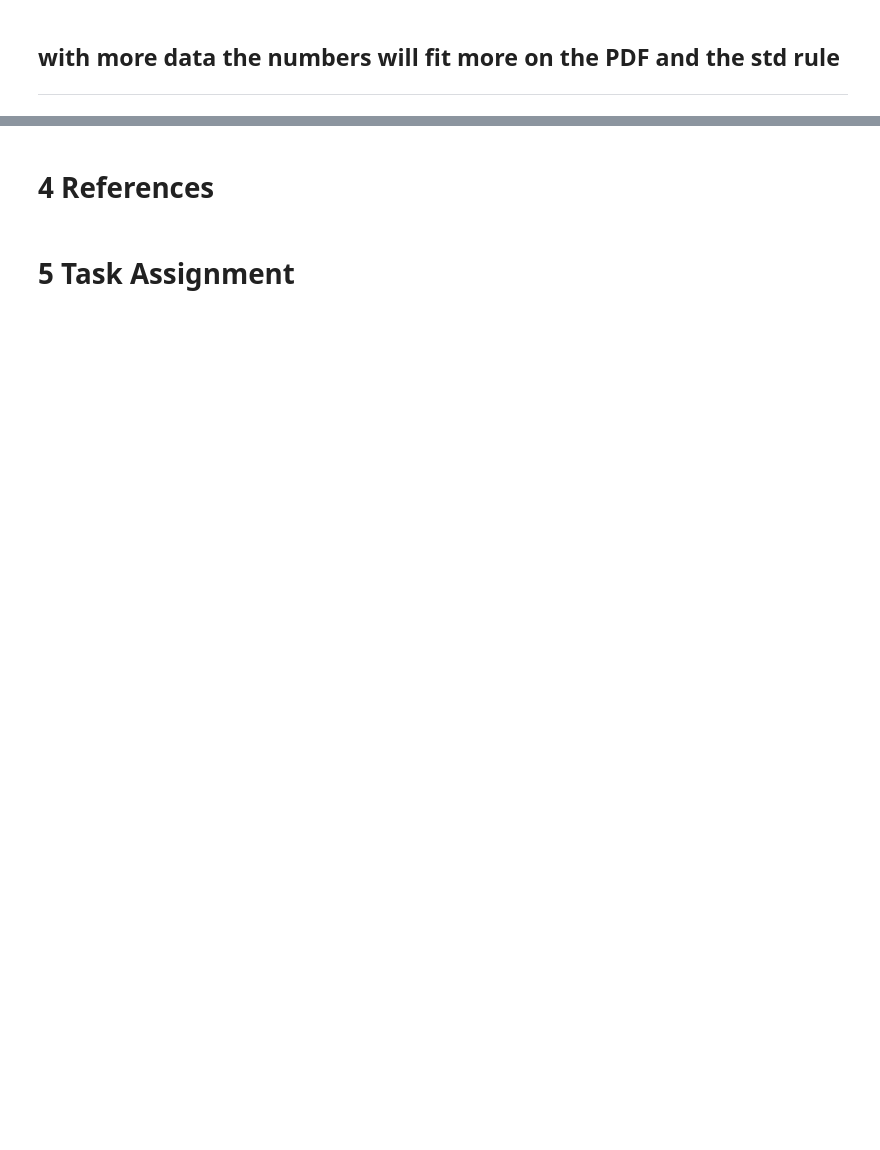
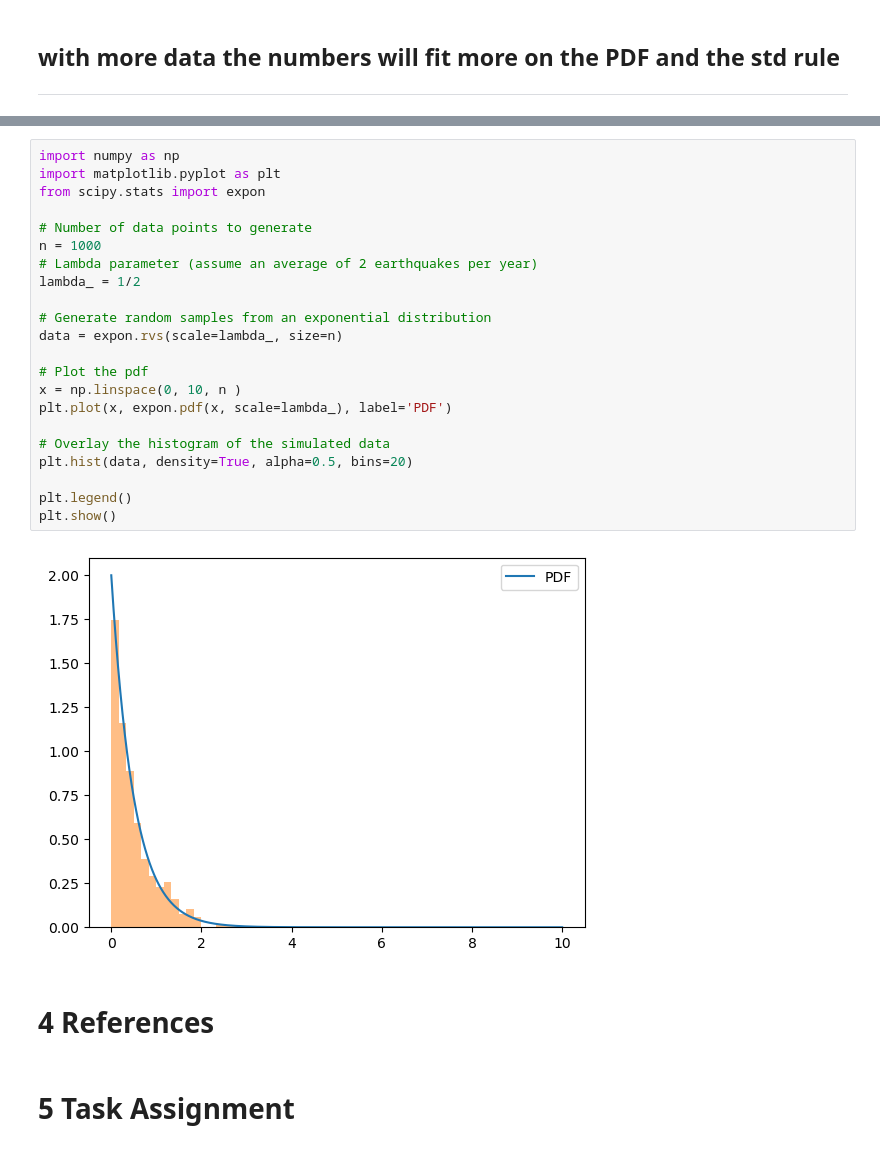
Before and after one commit to shabbann/probability-project, a Jupyter notebook: Math Project.ipynb, the cells around one changed output, grey strips where cells are left out. Drawn from its saved outputs; the diff is of its cells as text; blank space fills up the shorter version.

```diff
--- a/Math Project.ipynb
+++ b/Math Project.ipynb
@@ -763,3 +791,27 @@ ________________________________________________________________________________
+# %%
+import numpy as np
+import matplotlib.pyplot as plt
+from scipy.stats import expon
+
+# Number of data points to generate
+n = 1000
+# Lambda parameter (assume an average of 2 earthquakes per year)
+lambda_ = 1/2
+
+# Generate random samples from an exponential distribution
+data = expon.rvs(scale=lambda_, size=n)
+
+# Plot the pdf
+x = np.linspace(0, 10, n )
+plt.plot(x, expon.pdf(x, scale=lambda_), label='PDF')
+
+# Overlay the histogram of the simulated data
+plt.hist(data, density=True, alpha=0.5, bins=20)
+
+plt.legend()
+plt.show()
+# %% [output]
+[figure, added]
 # %% [markdown]
 # 4 References
 # %% [markdown]
```
Also changed, not shown: parts of 9 cells of this notebook.
